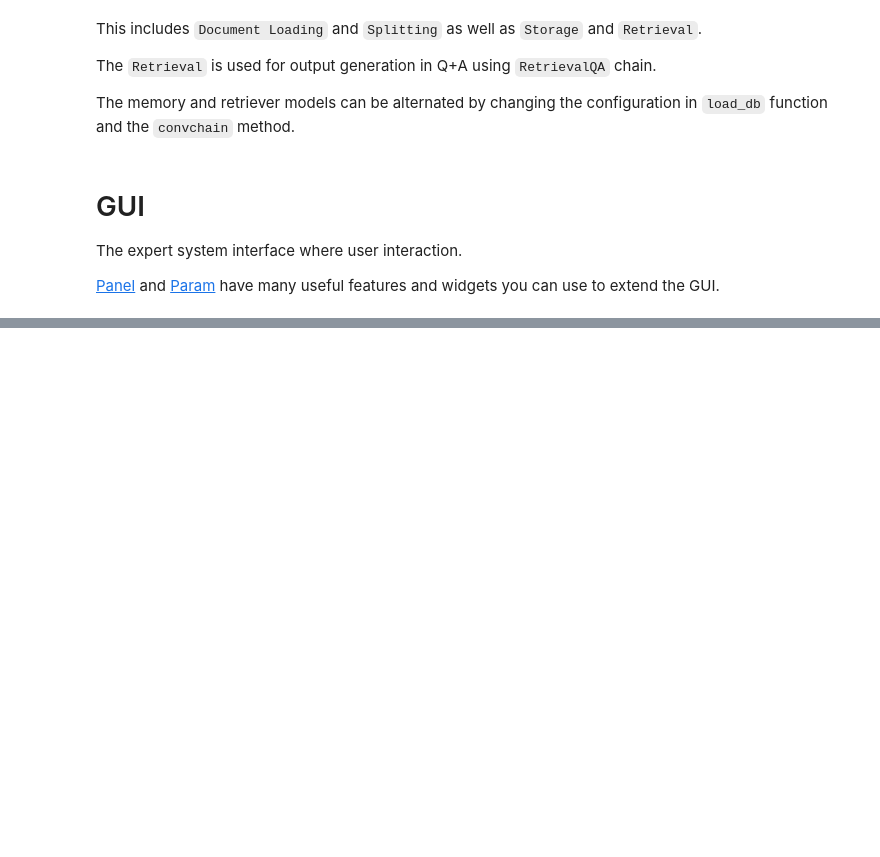
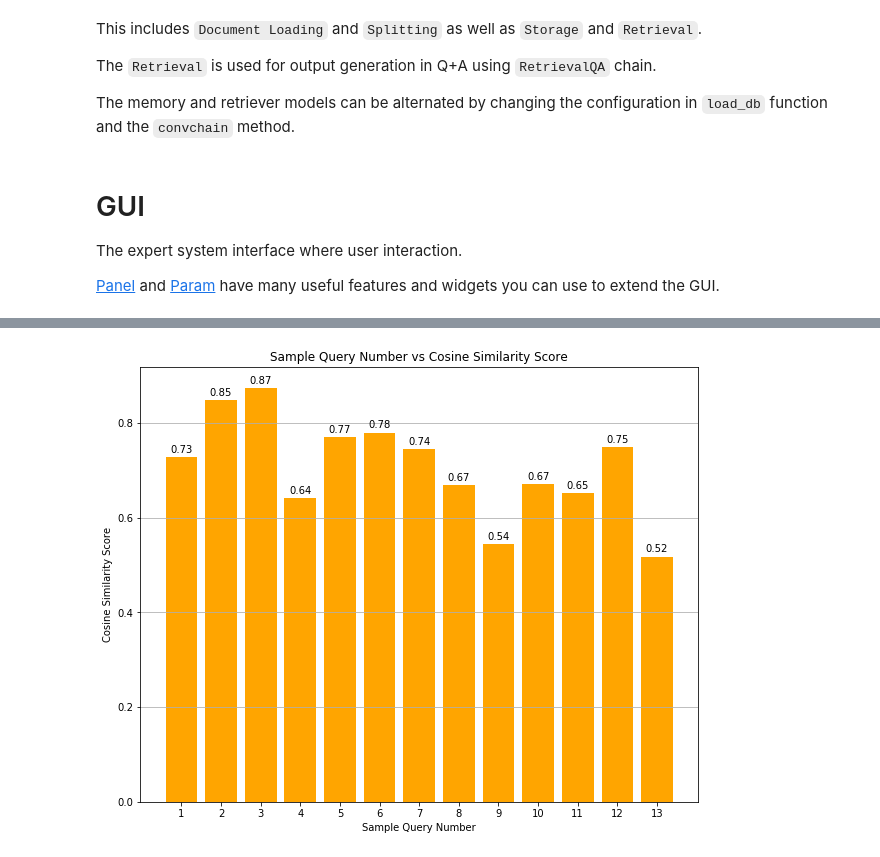
Before and after one commit to udhtaz/RAG-using-openai-langchain-for-expert-system, a Jupyter notebook: Expert System for Crop Disease Diagnosis and Management.ipynb, the cells around one changed output, grey strips where cells are left out. Saved outputs shown, nothing was run; the diff lists cells and outputs as text; code cells hidden in the pictures; blank space fills up the shorter version.

```diff
--- a/Expert System for Crop Disease Diagnosis and Management.ipynb
+++ b/Expert System for Crop Disease Diagnosis and Management.ipynb
@@ -400,0 +654,18 @@ OK
+# %%
+# 2. Bar Chart of Sample Query Number vs Cosine Similarity Score
+plt.figure(figsize=(10, 8))
+bars2 = plt.bar(query_numbers, cosine_similarity_scores, color='orange')
+plt.title('Sample Query Number vs Cosine Similarity Score')
+plt.xlabel('Sample Query Number')
+plt.ylabel('Cosine Similarity Score')
+plt.xticks(query_numbers)
+plt.grid(axis='y')
+
+# Adding value on top of each bar
+for bar in bars2:
+    yval = bar.get_height()
+    plt.text(bar.get_x() + bar.get_width()/2, yval+0.005, round(yval, 2), ha='center', va='bottom')
+
+plt.show()
+# %% [output]
+[figure, added]
```
Also changed, not shown: parts of 22 cells of this notebook, 5 other files.
